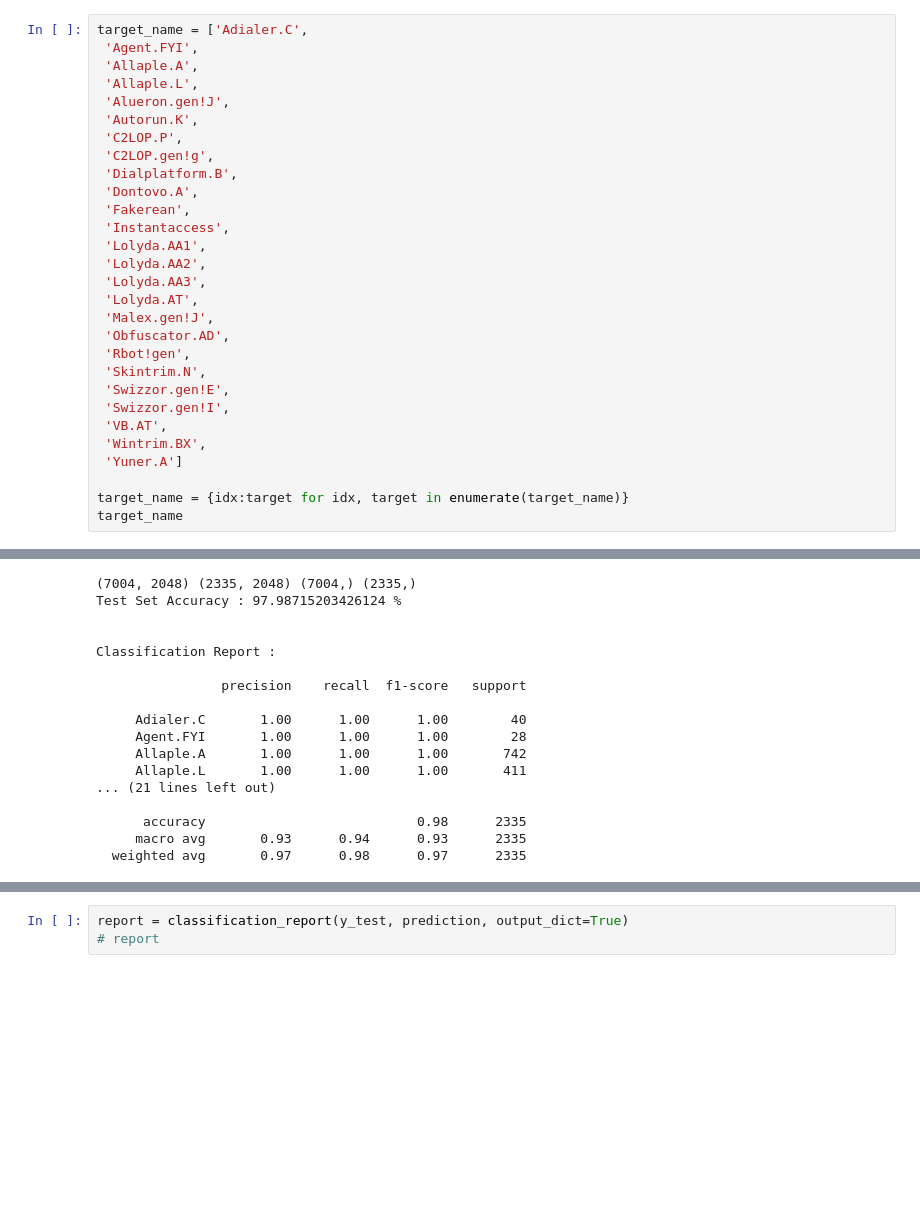
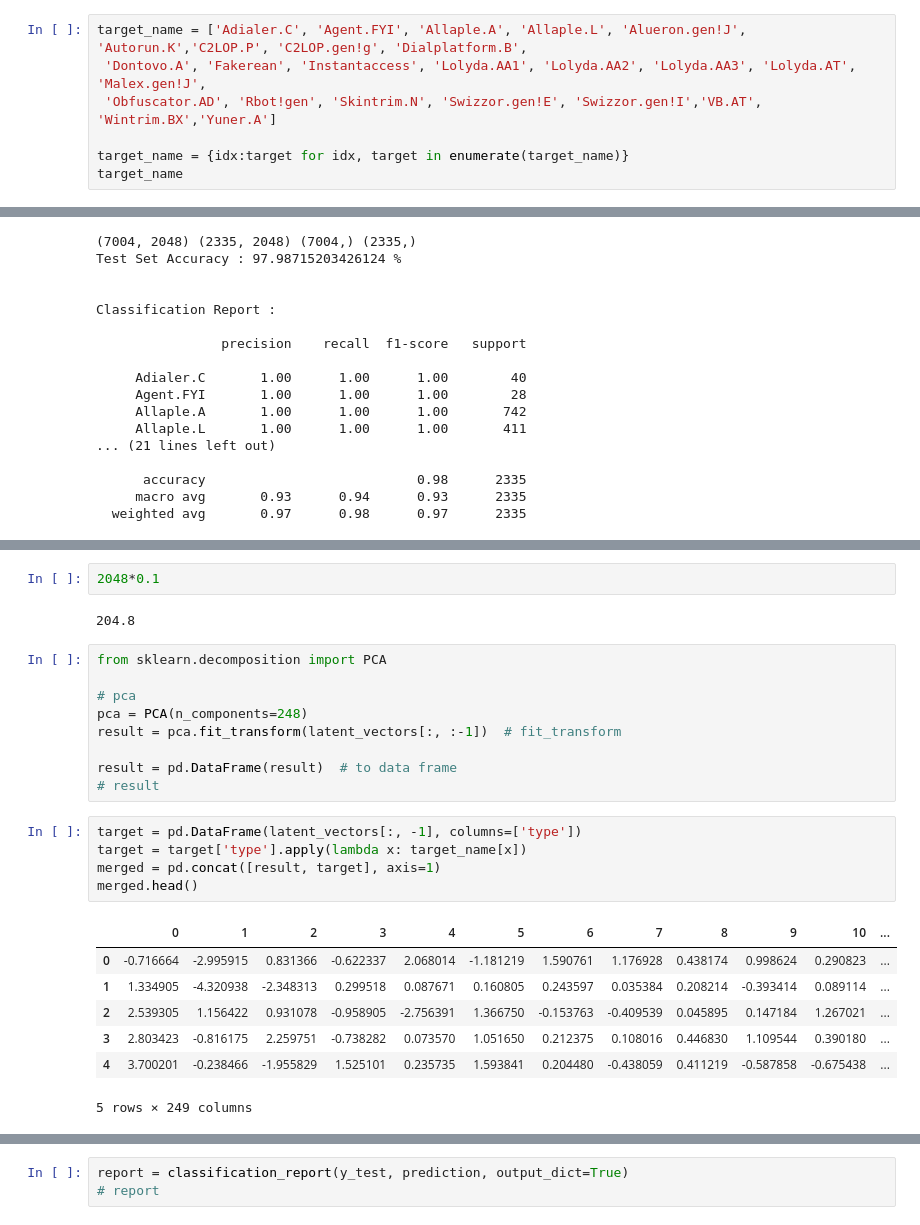
Before and after one commit to Steve-YJ/Colab_Exercise, a Jupyter notebook: [Graduate]_(feature_extraction)_03_ResNet_152_FeatureExtraction_from_pretrained_finetune_ResNet_152.ipynb, the cells around one changed output, grey strips where cells are left out. Cells and saved outputs as stored; diff of their text form; blank space fills up the shorter version.

```diff
--- a/[Graduate]_(feature_extraction)_03_ResNet_152_FeatureExtraction_from_pretrained_finetune_ResNet_152.ipynb
+++ b/[Graduate]_(feature_extraction)_03_ResNet_152_FeatureExtraction_from_pretrained_finetune_ResNet_152.ipynb
@@ -706,29 +654,7 @@ weighted avg       0.97      0.98      0.97      2335
 # %%
-target_name = ['Adialer.C',
- 'Agent.FYI',
- 'Allaple.A',
- 'Allaple.L',
- 'Alueron.gen!J',
- 'Autorun.K',
- 'C2LOP.P',
- 'C2LOP.gen!g',
- 'Dialplatform.B',
- 'Dontovo.A',
- 'Fakerean',
- 'Instantaccess',
- 'Lolyda.AA1',
- 'Lolyda.AA2',
- 'Lolyda.AA3',
- 'Lolyda.AT',
- 'Malex.gen!J',
- 'Obfuscator.AD',
- 'Rbot!gen',
- 'Skintrim.N',
- 'Swizzor.gen!E',
- 'Swizzor.gen!I',
- 'VB.AT',
- 'Wintrim.BX',
- 'Yuner.A']
+target_name = ['Adialer.C', 'Agent.FYI', 'Allaple.A', 'Allaple.L', 'Alueron.gen!J', 'Autorun.K','C2LOP.P', 'C2LOP.gen!g', 'Dialplatform.B',
+ 'Dontovo.A', 'Fakerean', 'Instantaccess', 'Lolyda.AA1', 'Lolyda.AA2', 'Lolyda.AA3', 'Lolyda.AT', 'Malex.gen!J',
+ 'Obfuscator.AD', 'Rbot!gen', 'Skintrim.N', 'Swizzor.gen!E', 'Swizzor.gen!I','VB.AT', 'Wintrim.BX','Yuner.A']
 
 target_name = {idx:target for idx, target in enumerate(target_name)}
 target_name
@@ -838,0 +753,26 @@ Classification Report :
+# %%
+2048*0.1
+# %% [output]
+204.8
+# %%
+from sklearn.decomposition import PCA
+
+# pca
+pca = PCA(n_components=248)
+result = pca.fit_transform(latent_vectors[:, :-1])  # fit_transform
+
+result = pd.DataFrame(result)  # to data frame
+# result
+# %%
+target = pd.DataFrame(latent_vectors[:, -1], columns=['type'])
+target = target['type'].apply(lambda x: target_name[x])
+merged = pd.concat([result, target], axis=1)
+merged.head()
+# %% [output]
+|  | 0 | 1 | 2 | 3 | 4 | 5 | 6 | 7 | 8 | 9 | 10 | ... |
+| 0 | -0.716664 | -2.995915 | 0.831366 | -0.622337 | 2.068014 | -1.181219 | 1.590761 | 1.176928 | 0.438174 | 0.998624 | 0.290823 | ... |
+| 1 | 1.334905 | -4.320938 | -2.348313 | 0.299518 | 0.087671 | 0.160805 | 0.243597 | 0.035384 | 0.208214 | -0.393414 | 0.089114 | ... |
+| 2 | 2.539305 | 1.156422 | 0.931078 | -0.958905 | -2.756391 | 1.366750 | -0.153763 | -0.409539 | 0.045895 | 0.147184 | 1.267021 | ... |
+| 3 | 2.803423 | -0.816175 | 2.259751 | -0.738282 | 0.073570 | 1.051650 | 0.212375 | 0.108016 | 0.446830 | 1.109544 | 0.390180 | ... |
+| 4 | 3.700201 | -0.238466 | -1.955829 | 1.525101 | 0.235735 | 1.593841 | 0.204480 | -0.438059 | 0.411219 | -0.587858 | -0.675438 | ... |
+5 rows × 249 columns
```
Also changed, not shown: parts of 8 cells of this notebook.
